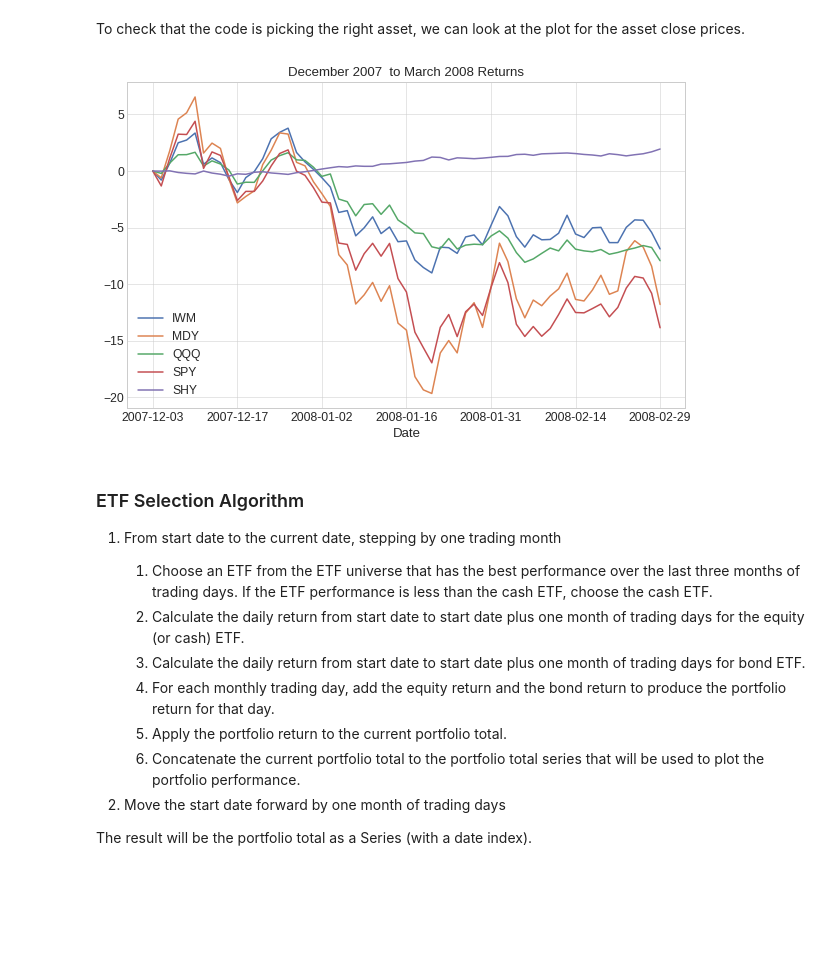
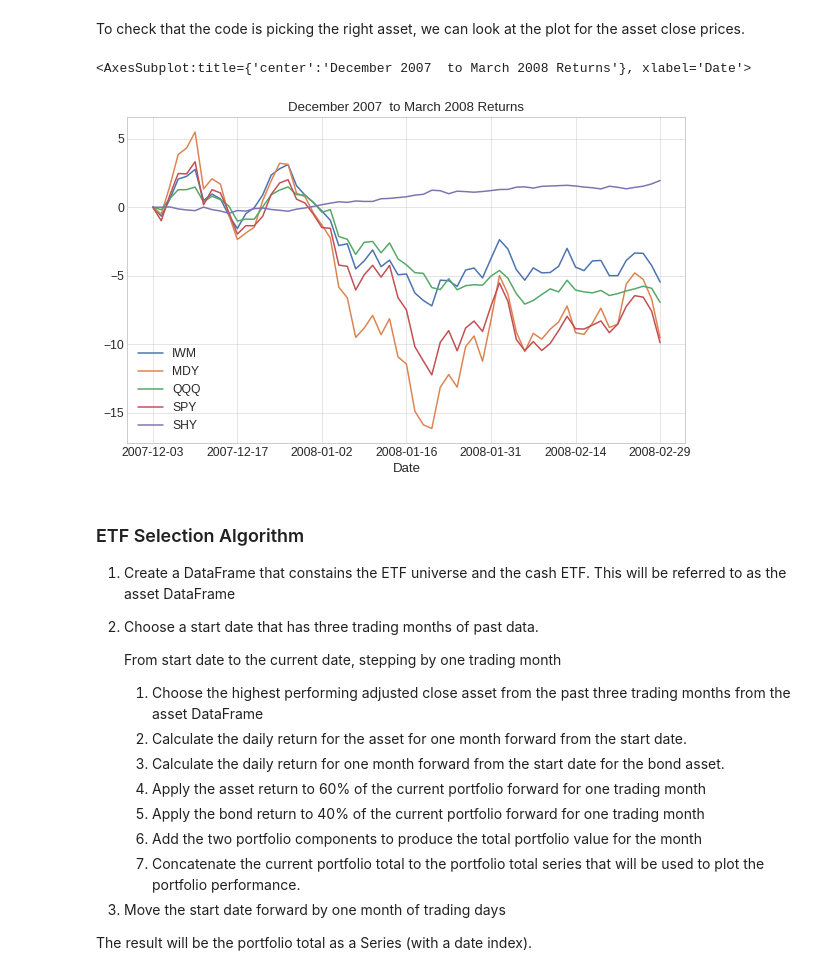
Before and after one commit to IanLKaplan/twelve_percent, a Jupyter notebook: twelve_percent.ipynb, the cells around one changed output. Drawn from its saved outputs; the diff is of its cells as text; code cells hidden in the pictures; blank space fills up the shorter version.

Commit message:
Filled in portfolio calculation code.

```diff
--- a/twelve_percent.ipynb
+++ b/twelve_percent.ipynb
@@ -363,29 +370,29 @@ def findDateIndex(ix: DatetimeIndex, search_date: datetime) -> int:
             break
     return index
 
-start_date_ix = findDateIndex(etf_close.index, start_date)
+asset_adj_close = etf_adj_close.copy()
+asset_adj_close[shy_adj_close.columns[0]] = shy_adj_close
+
+start_date_ix = findDateIndex(asset_adj_close.index, start_date)
 
 assert start_date_ix >= 0
 
-def chooseAsset(start: int, end: int, etf_set: pd.DataFrame, cash: pd.DataFrame) -> pd.DataFrame:
+def chooseAsset(start: int, end: int, asset_set: pd.DataFrame) -> pd.DataFrame:
     '''
     Choose an ETF asset or cash for a particular range of close price values.
+    The ETF and cash time series should be contained in a single DataFrame
+    The function returns a DataFrame with the highest returning asset for the
+    period.
     '''
     returns: pd.DataFrame = pd.DataFrame()
-    for asset in etf_set.columns:
-        t1 = etf_set[asset][start]
-        t2 = etf_set[asset][end]
+    for asset in asset_set.columns:
+        t1 = asset_set[asset][start]
+        t2 = asset_set[asset][end]
         r = (t2/t1) - 1
         returns[asset] = [r]
-    cash_t1 = cash[cash.columns[0]][start]
-    cash_t2 = cash[cash.columns[0]][end]
-    cash_ret = (cash_t2/cash_t1) - 1
-    max_ret = returns.max(axis=1)
-    rslt_df = cash
-    if float(max_ret) > cash_ret:
-        for asset in returns.columns:
-            if returns[asset][0] == float(max_ret):
-                rslt_df = pd.DataFrame(etf_set[asset])
+    returns.columns = asset_set.columns
+    column = returns.idxmax(axis=1)[0]
+    rslt_df = pd.DataFrame(asset_set[column])
     return rslt_df
 # %% [markdown]
 <h3>
@@ -405,7 +412,8 @@ The 40% of the portfolio that is held in bonds is invested in either TLT (the Tr
 ETF) or JNK (the high yield corporate bond ETF).
 </p>
 # %%
-ts_df = chooseAsset(0, start_date_ix, etf_close, shy_adj_close)
+start_date_ix = findDateIndex(asset_adj_close.index, start_date)
+ts_df = chooseAsset(0, start_date_ix, asset_adj_close)
 
 print(f'The asset for the first three month period will be {ts_df.columns[0]}')
 # %% [output]
@@ -414,15 +422,15 @@ The asset for the first three month period will be SHY
 To check that the code is picking the right asset, we can look at the plot for
 the asset close prices.
 # %%
-last_quarter:pd.DataFrame = etf_close[:][0:start_date_ix].copy()
-last_quarter[shy_adj_close.columns[0]] = shy_adj_close
+last_quarter:pd.DataFrame = asset_adj_close[:][0:start_date_ix].copy()
 
 for col in last_quarter.columns:
     last_quarter[col] = last_quarter[col] - last_quarter[col][0]
 
 last_quarter.plot(grid=True, title='December 2007  to March 2008 Returns', figsize=(10,6))
 # %% [output]
+<AxesSubplot:title={'center':'December 2007  to March 2008 Returns'}, xlabel='Date'>
-[figure, old version]
+[figure, new version]
 # %% [markdown]
 <h3>
 ETF Selection Algorithm
@@ -430,29 +438,35 @@ ETF Selection Algorithm
 
 <ol>
 <li>
+Create a DataFrame that constains the ETF universe and the cash ETF. This will
+be referred to as the asset DataFrame
+</li>
+<li>
+<p>
+Choose a start date that has three trading months of past data.
+</p>
 <p>
 From start date to the current date, stepping by one trading month
 </p>
 <ol>
 <li>
-Choose an ETF from the ETF universe that has the best performance over the last
-three months of trading days.  If the ETF performance is less than the cash ETF,
-choose the cash ETF.
+Choose the highest performing adjusted close asset from the past three trading months
+from the asset DataFrame
 </li>
 <li>
-Calculate the daily return from start date to start date plus one month
-of trading days for the equity (or cash) ETF.
+Calculate the daily return for the asset for one month forward from the start date.
 </li>
 <li>
-Calculate the daily return from start date to start date plus one month
-of trading days for bond ETF.
+Calculate the daily return for one month forward from the start date for the bond asset.
 </li>
 <li>
-For each monthly trading day, add the equity return and the bond return
-to produce the portfolio return for that day.
+Apply the asset return to 60% of the current portfolio forward for one trading month
 </li>
 <li>
-Apply the portfolio return to the current portfolio total.
+Apply the bond return to 40% of the current portfolio forward for one trading month
+</li>
+<li>
+Add the two portfolio components to produce the total portfolio value for the month
 </li>
 <li>
 Concatenate the current portfolio total to the portfolio total series that
```
Also changed, not shown: parts of 3 cells of this notebook, 1 other file.
